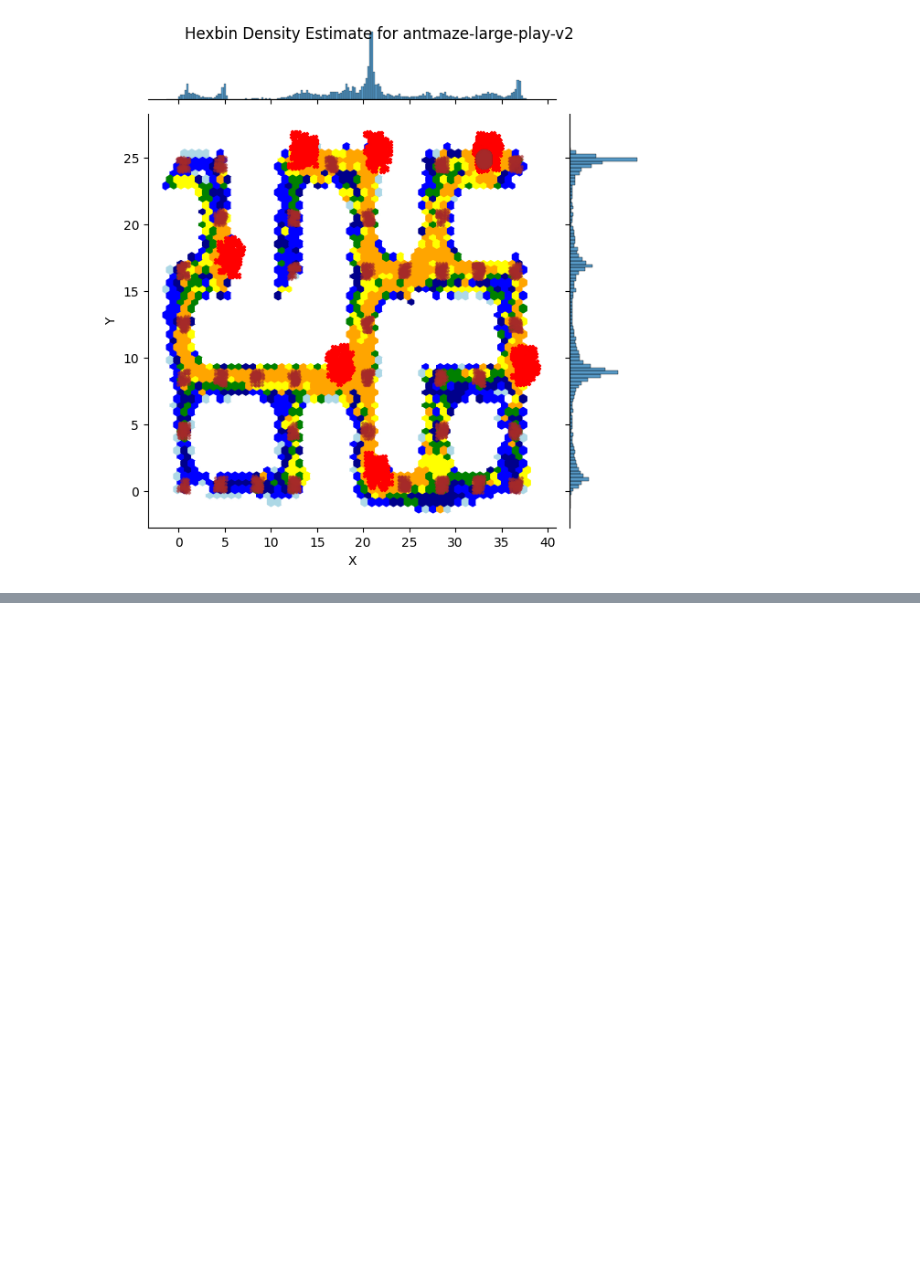
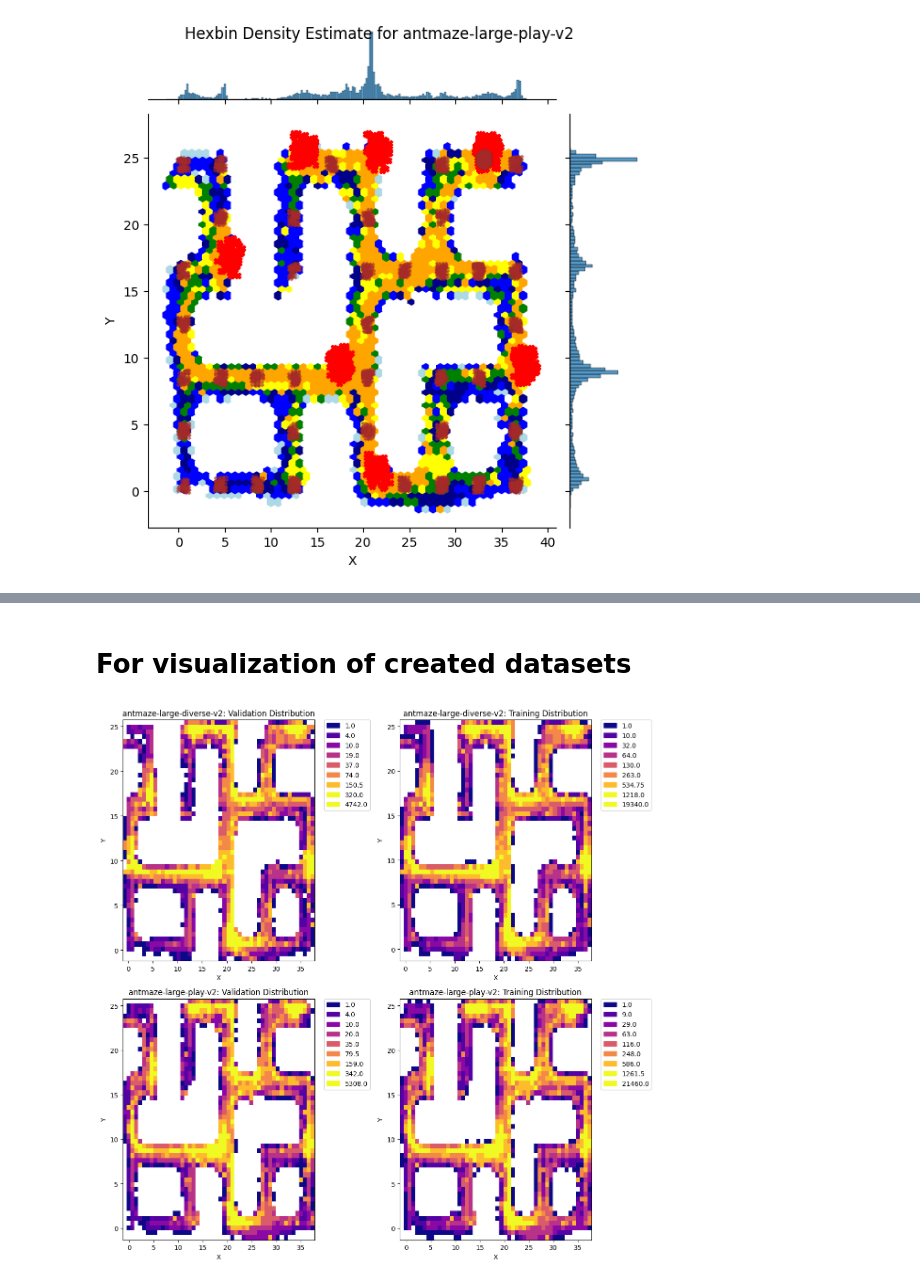
Before and after one commit to jren03/LAMPS-IRL, a Jupyter notebook: MujocoSysID/mbrl/examples/plot.ipynb, the cells around one changed output, grey strips where cells are left out. Drawn from its saved outputs; the diff is of its cells as text; code cells hidden in the pictures; blank space fills up the shorter version.

```diff
--- a/MujocoSysID/mbrl/examples/plot.ipynb
+++ b/MujocoSysID/mbrl/examples/plot.ipynb
@@ -331,0 +333,53 @@ plt.show()
+# %% [markdown]
+# For visualization of created datasets
+# %%
+env_names = ["antmaze-large-diverse-v2", "antmaze-large-play-v2"]
+
+fig, axs = plt.subplots(2, 2, figsize=(12, 12))
+
+for i, env_name in enumerate(env_names):
+    model_train_dir = f"/share/portal/jlr429/pessimistic-irl/LAMPS-IRL/MujocoSysID/model_train_dir/{env_name}"
+    train_dataset = np.load(Path(model_train_dir) / "dataset_80_20" / "train.npz")
+    val_dataset = np.load(Path(model_train_dir) / "dataset_80_20" / "val.npz")
+
+    val_x, val_y = val_dataset["observations"][:, 0], val_dataset["observations"][:, 1]
+    train_x, train_y = train_dataset["observations"][:, 0], train_dataset["observations"][:, 1]
+
+    # Define the colormap
+    cmap = plt.cm.get_cmap("plasma").copy()
+    cmap.set_under(color='white')
+
+    # Calculate statistics and plot for validation data
+    val_stats = calculate_statistics(val_x, val_y)
+    val_bounds = np.array(val_stats)
+    val_norm = mcolors.BoundaryNorm(val_bounds, cmap.N)
+
+    # Plot the sampled distribution
+    h = axs[i, 0].hist2d(val_x, val_y, bins=50, cmap=cmap, norm=val_norm)
+    axs[i, 0].set_title(f"{env_name}: Validation Distribution", fontsize=12)
+    axs[i, 0].set_xlabel("X", fontsize=10)
+    axs[i, 0].set_ylabel("Y", fontsize=10)
+
+    # Create a list of patches for the legend
+    patches = [mpatches.Patch(color=cmap(val_norm(stat)), label=stat) for stat in val_stats]
+    axs[i, 0].legend(handles=patches, bbox_to_anchor=(1.05, 1), loc=2, borderaxespad=0.)
+
+    # Calculate statistics and plot for training data
+    train_stats = calculate_statistics(train_x, train_y)
+    train_bounds = np.array(train_stats)
+    train_norm = mcolors.BoundaryNorm(train_bounds, cmap.N)
+
+    # Plot the remaining distribution
+    h = axs[i, 1].hist2d(train_x, train_y, bins=50, cmap=cmap, norm=train_norm)
+    axs[i, 1].set_title(f"{env_name}: Training Distribution", fontsize=12)
+    axs[i, 1].set_xlabel("X", fontsize=10)
+    axs[i, 1].set_ylabel("Y", fontsize=10)
+
+    # Create a list of patches for the legend
+    patches = [mpatches.Patch(color=cmap(train_norm(stat)), label=stat) for stat in train_stats]
+    axs[i, 1].legend(handles=patches, bbox_to_anchor=(1.05, 1), loc=2, borderaxespad=0.)
+
+plt.tight_layout()
+plt.show()
+# %% [output]
+[figure, added]
```
Also changed, not shown: parts of 5 cells of this notebook, 1 other file.
